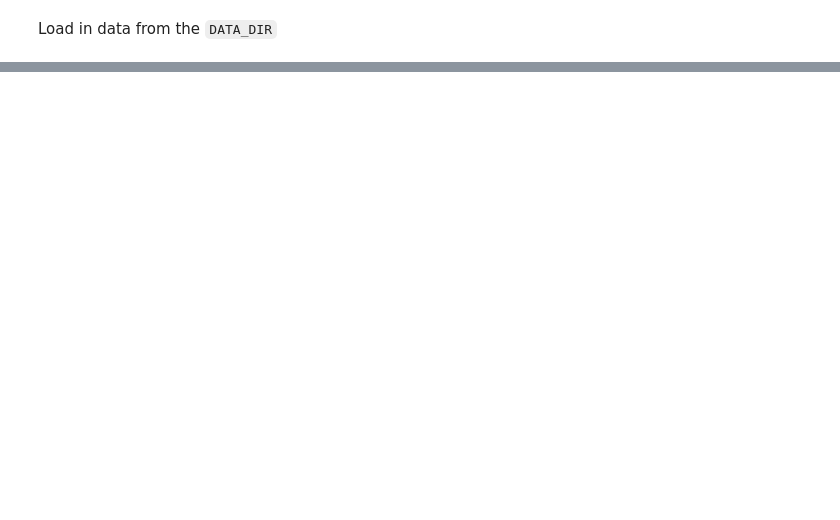
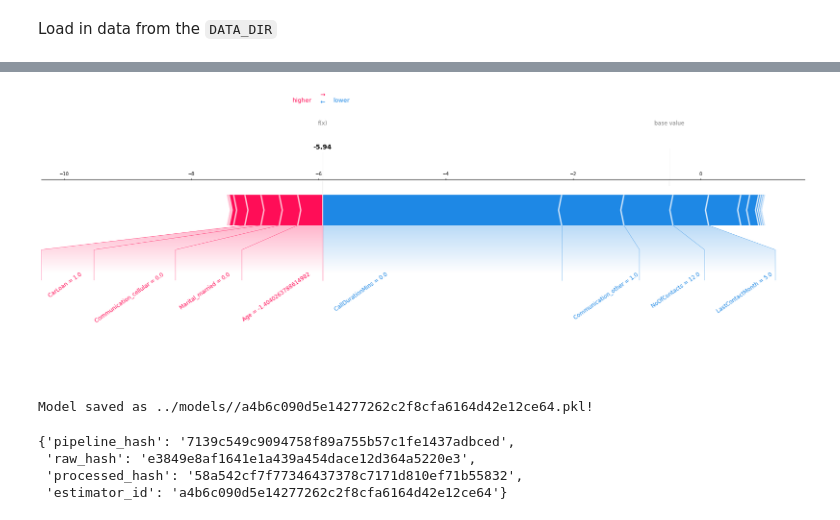
Before and after one commit to m-o-leary/car_insurance_prediction, a Jupyter notebook: notebooks/mol-model.ipynb, the cells around one changed output, grey strips where cells are left out. Cells and saved outputs as stored; diff of their text form; code cells hidden in the pictures; blank space fills up the shorter version.

```diff
--- a/notebooks/mol-model.ipynb
+++ b/notebooks/mol-model.ipynb
@@ -43,0 +54,12 @@ explain.waterfall()
+# %%
+explain.prediction()
+# %% [output]
+[figure, added]
+# %%
+trainer.save_best()
+# %% [output]
+Model saved as ../models//a4b6c090d5e14277262c2f8cfa6164d42e12ce64.pkl!
+{'pipeline_hash': '7139c549c9094758f89a755b57c1fe1437adbced',
+ 'raw_hash': 'e3849e8af1641e1a439a454dace12d364a5220e3',
+ 'processed_hash': '58a542cf7f77346437378c7171d810ef71b55832',
+ 'estimator_id': 'a4b6c090d5e14277262c2f8cfa6164d42e12ce64'}
```
Also changed, not shown: parts of 5 cells of this notebook, 1 other file.
